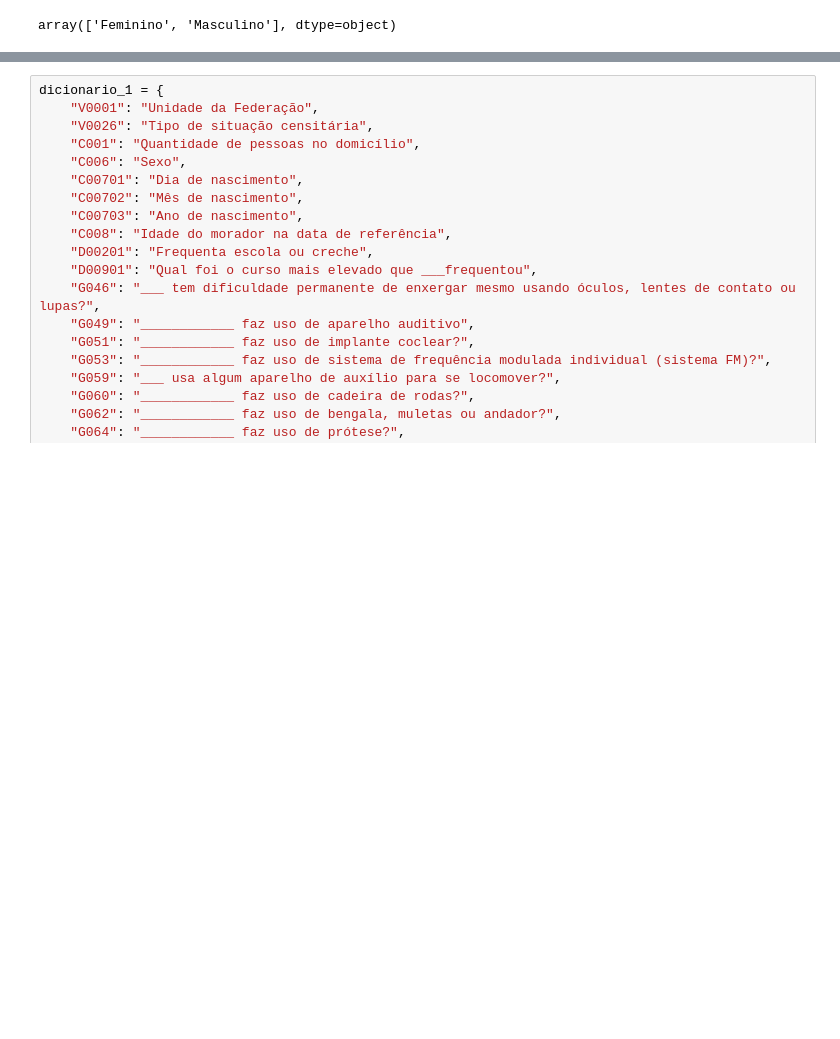
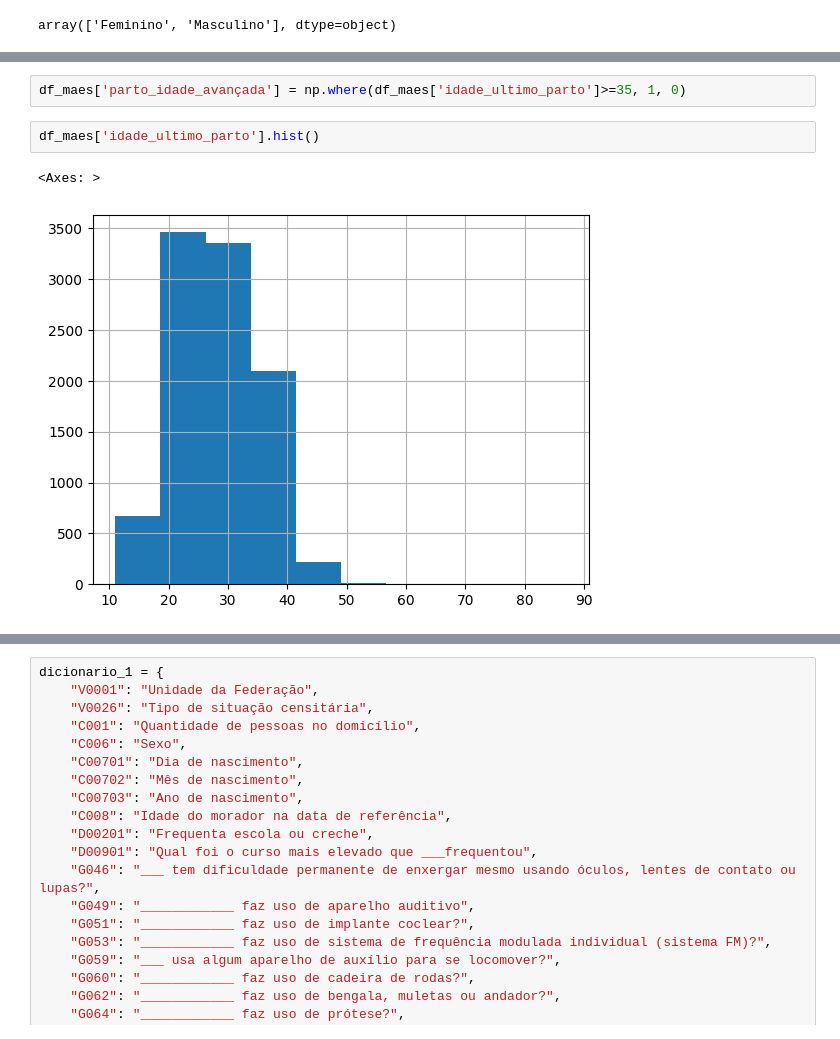
Before and after one commit to LeandroCoelhos/Notebook_PNS, a Jupyter notebook: 03_maes.ipynb, the cells around one changed output, grey strips where cells are left out. Drawn from its saved outputs; the diff is of its cells as text; blank space fills up the shorter version.

```diff
--- a/03_maes.ipynb
+++ b/03_maes.ipynb
@@ -527,0 +602,7 @@ array([ 4.,  2.,  1.,  3.,  6., 10.,  5.,  7., 12.,  9.,  8., 11., 13.,
+# %%
+df_maes['parto_idade_avançada'] = np.where(df_maes['idade_ultimo_parto']>=35, 1, 0)
+# %%
+df_maes['idade_ultimo_parto'].hist()
+# %% [output]
+<Axes: >
+[figure, added]
```
Also changed, not shown: parts of 15 cells of this notebook, 1 other file.
